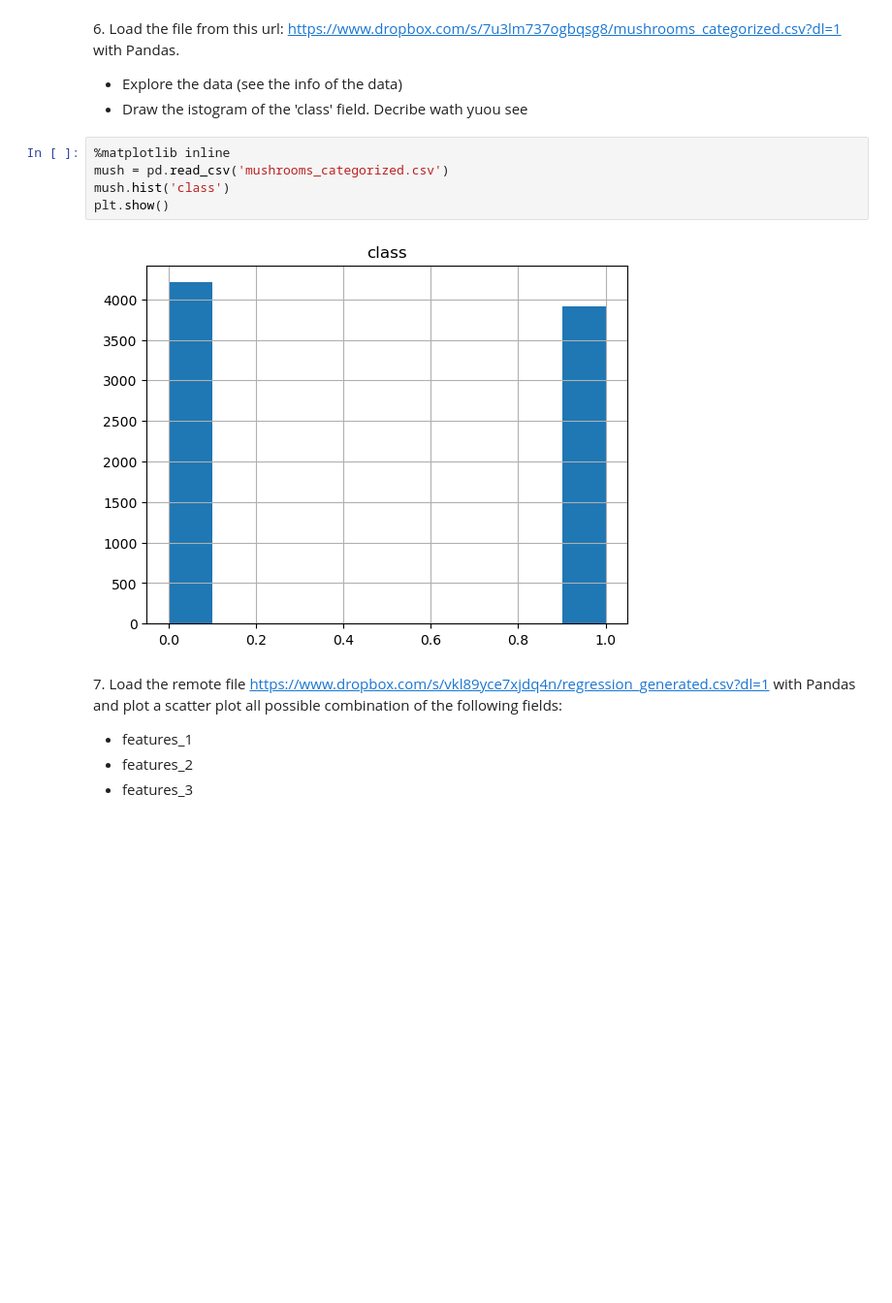
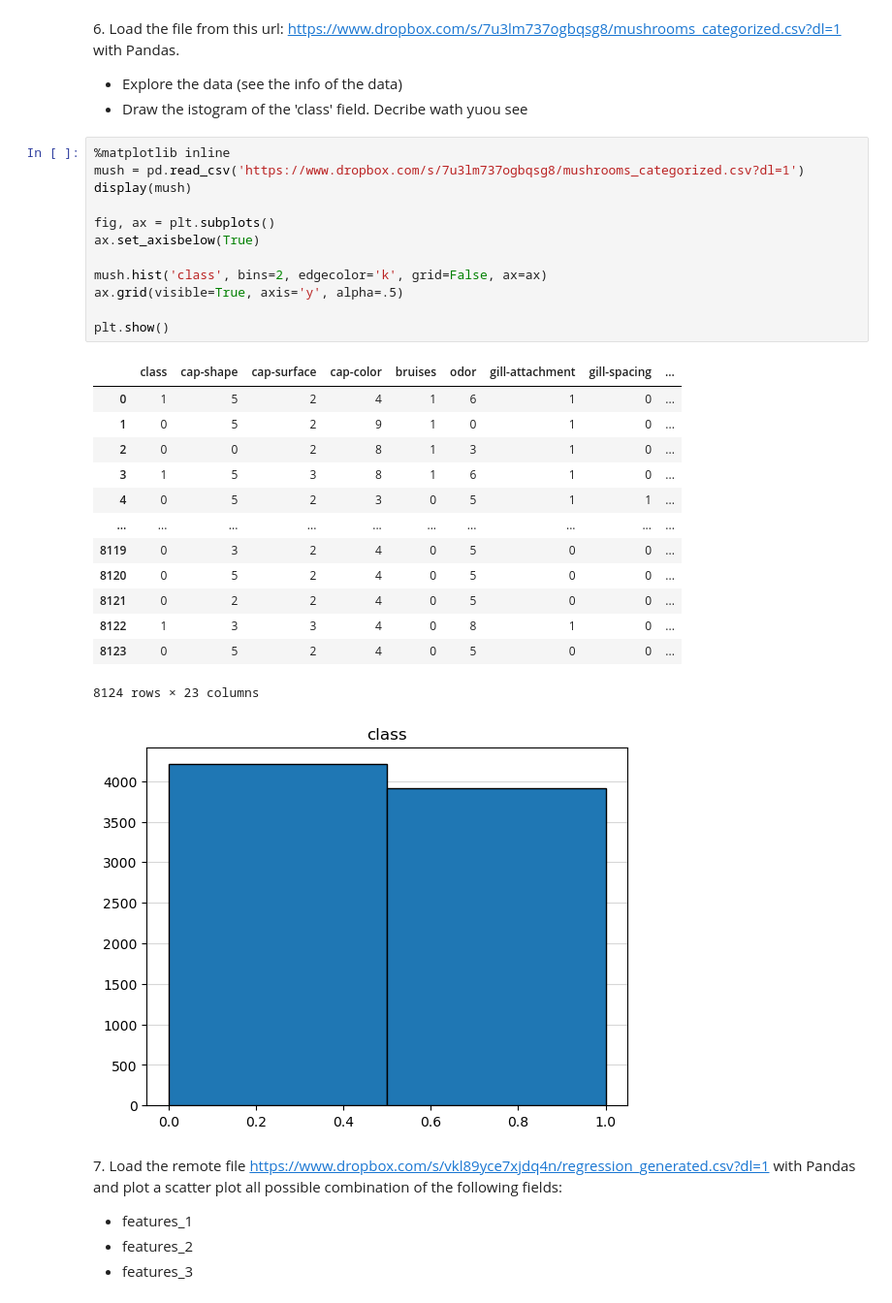
Before and after one commit to GioMai24/LaboratoryOfComputationalPhysics_Y7, a Jupyter notebook: Lab_5/05ex_OSEMN.ipynb, the cells around one changed output. Shown at 97% size. Drawn from its saved outputs; the diff is of its cells as text; blank space fills up the shorter version.

```diff
--- a/Lab_5/05ex_OSEMN.ipynb
+++ b/Lab_5/05ex_OSEMN.ipynb
@@ -82,13 +112,33 @@ with open('USA_Expr.csv', 'w') as USA:
 6\. Load the file from this url: [https://www.dropbox.com/s/7u3lm737ogbqsg8/mushrooms_categorized.csv?dl=1](https://www.dropbox.com/s/7u3lm737ogbqsg8/mushrooms_categorized.csv?dl=1) with Pandas.
 + Explore the data (see the info of the data)
 + Draw the istogram of the 'class' field. Decribe wath yuou see
-# %%
-%matplotlib inline
-mush = pd.read_csv('mushrooms_categorized.csv')
-mush.hist('class')
-plt.show()
-# %% [output]
-[figure, removed]
+# %%
+%matplotlib inline
+mush = pd.read_csv('https://www.dropbox.com/s/7u3lm737ogbqsg8/mushrooms_categorized.csv?dl=1')
+display(mush)
+
+fig, ax = plt.subplots()
+ax.set_axisbelow(True)
+
+mush.hist('class', bins=2, edgecolor='k', grid=False, ax=ax)
+ax.grid(visible=True, axis='y', alpha=.5)
+
+plt.show()
+# %% [output]
+|  | class | cap-shape | cap-surface | cap-color | bruises | odor | gill-attachment | gill-spacing | ... |
+| 0 | 1 | 5 | 2 | 4 | 1 | 6 | 1 | 0 | ... |
+| 1 | 0 | 5 | 2 | 9 | 1 | 0 | 1 | 0 | ... |
+| 2 | 0 | 0 | 2 | 8 | 1 | 3 | 1 | 0 | ... |
+| 3 | 1 | 5 | 3 | 8 | 1 | 6 | 1 | 0 | ... |
+| 4 | 0 | 5 | 2 | 3 | 0 | 5 | 1 | 1 | ... |
+| ... | ... | ... | ... | ... | ... | ... | ... | ... | ... |
+| 8119 | 0 | 3 | 2 | 4 | 0 | 5 | 0 | 0 | ... |
+| 8120 | 0 | 5 | 2 | 4 | 0 | 5 | 0 | 0 | ... |
+| 8121 | 0 | 2 | 2 | 4 | 0 | 5 | 0 | 0 | ... |
+| 8122 | 1 | 3 | 3 | 4 | 0 | 8 | 1 | 0 | ... |
+| 8123 | 0 | 5 | 2 | 4 | 0 | 5 | 0 | 0 | ... |
+8124 rows × 23 columns
+[figure, added]
 # %% [markdown]
 7\. Load the remote file [https://www.dropbox.com/s/vkl89yce7xjdq4n/regression_generated.csv?dl=1](https://www.dropbox.com/s/vkl89yce7xjdq4n/regression_generated.csv?dl=1) with Pandas and plot a scatter plot all possible combination of the following fields:
 
```
Also changed, not shown: parts of 7 cells of this notebook, 5 other files.
